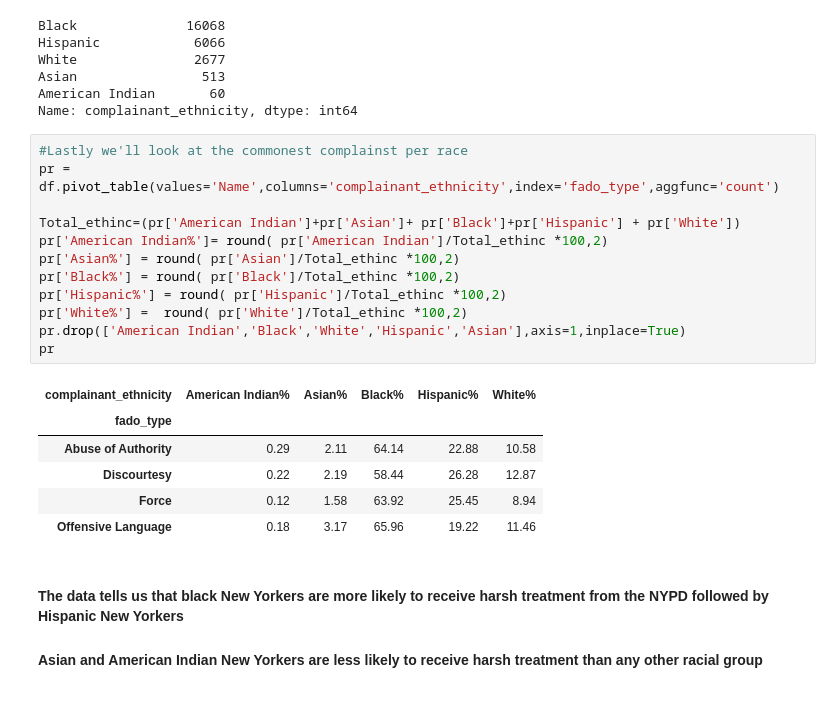
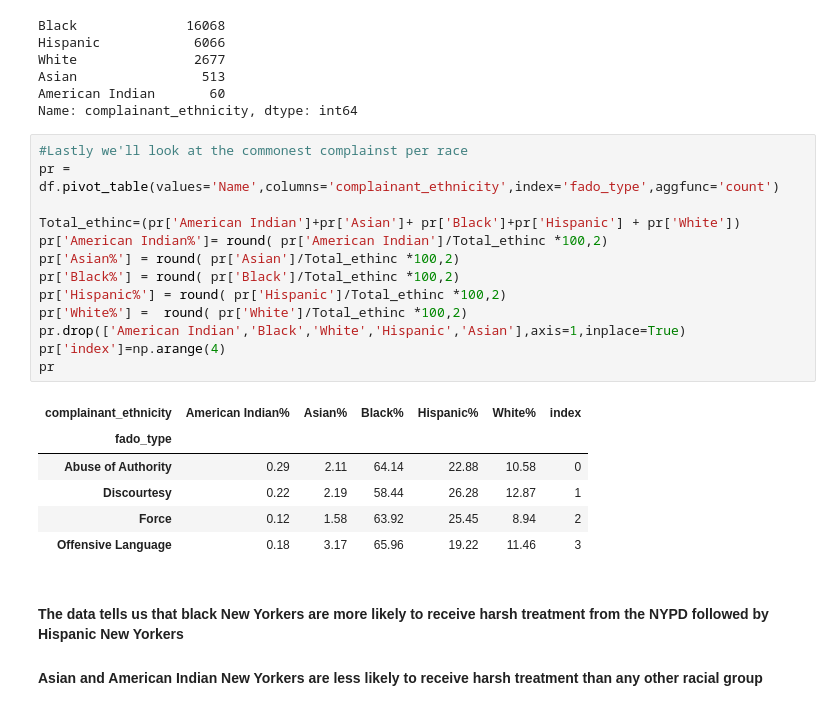
Before and after one commit to Shafiq-Kyazze/NYPD-Complaints, a Jupyter notebook: NYPD Officer complaints - Exploratory Data Analysis.ipynb, the cells around one changed output. Drawn from its saved outputs; the diff is of its cells as text.

```diff
--- a/NYPD Officer complaints - Exploratory Data Analysis.ipynb
+++ b/NYPD Officer complaints - Exploratory Data Analysis.ipynb
@@ -335,22 +335,23 @@ Name: complainant_ethnicity, dtype: int64
 # %%
 #Lastly we'll look at the commonest complainst per race
 pr = df.pivot_table(values='Name',columns='complainant_ethnicity',index='fado_type',aggfunc='count')
 
 Total_ethinc=(pr['American Indian']+pr['Asian']+ pr['Black']+pr['Hispanic'] + pr['White'])
 pr['American Indian%']= round( pr['American Indian']/Total_ethinc *100,2)
 pr['Asian%'] = round( pr['Asian']/Total_ethinc *100,2)
 pr['Black%'] = round( pr['Black']/Total_ethinc *100,2)
 pr['Hispanic%'] = round( pr['Hispanic']/Total_ethinc *100,2)
 pr['White%'] =  round( pr['White']/Total_ethinc *100,2)
 pr.drop(['American Indian','Black','White','Hispanic','Asian'],axis=1,inplace=True)
+pr['index']=np.arange(4)
 pr
 # %% [output]
-| complainant_ethnicity | American Indian% | Asian% | Black% | Hispanic% | White% |
-| fado_type |  |  |  |  |  |
-| Abuse of Authority | 0.29 | 2.11 | 64.14 | 22.88 | 10.58 |
-| Discourtesy | 0.22 | 2.19 | 58.44 | 26.28 | 12.87 |
-| Force | 0.12 | 1.58 | 63.92 | 25.45 | 8.94 |
-| Offensive Language | 0.18 | 3.17 | 65.96 | 19.22 | 11.46 |
+| complainant_ethnicity | American Indian% | Asian% | Black% | Hispanic% | White% | index |
+| fado_type |  |  |  |  |  |  |
+| Abuse of Authority | 0.29 | 2.11 | 64.14 | 22.88 | 10.58 | 0 |
+| Discourtesy | 0.22 | 2.19 | 58.44 | 26.28 | 12.87 | 1 |
+| Force | 0.12 | 1.58 | 63.92 | 25.45 | 8.94 | 2 |
+| Offensive Language | 0.18 | 3.17 | 65.96 | 19.22 | 11.46 | 3 |
 # %% [markdown]
 #### The data tells us that black New Yorkers are more likely to receive harsh treatment from the NYPD followed by Hispanic New Yorkers
 ####  Asian and American Indian New Yorkers are less likely to receive harsh treatment than any other racial group
```
Also changed, not shown: parts of 8 cells of this notebook, 4 other files.
